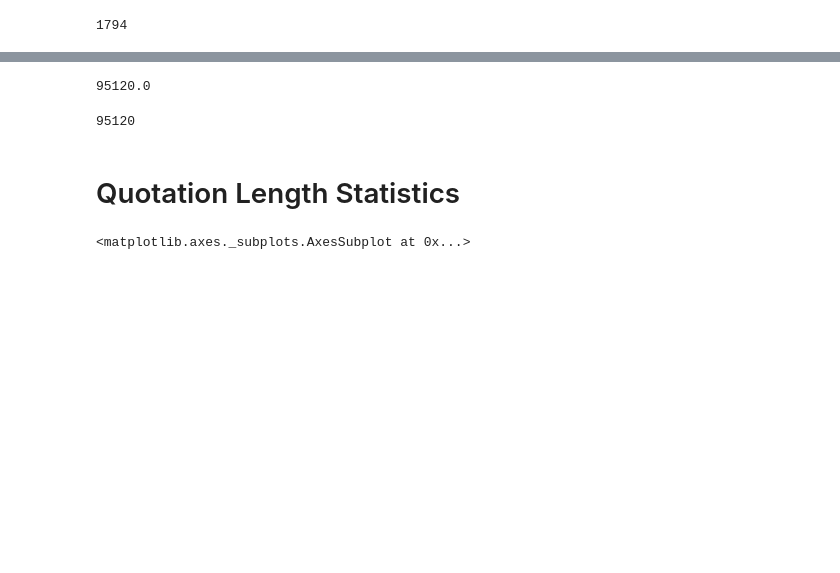
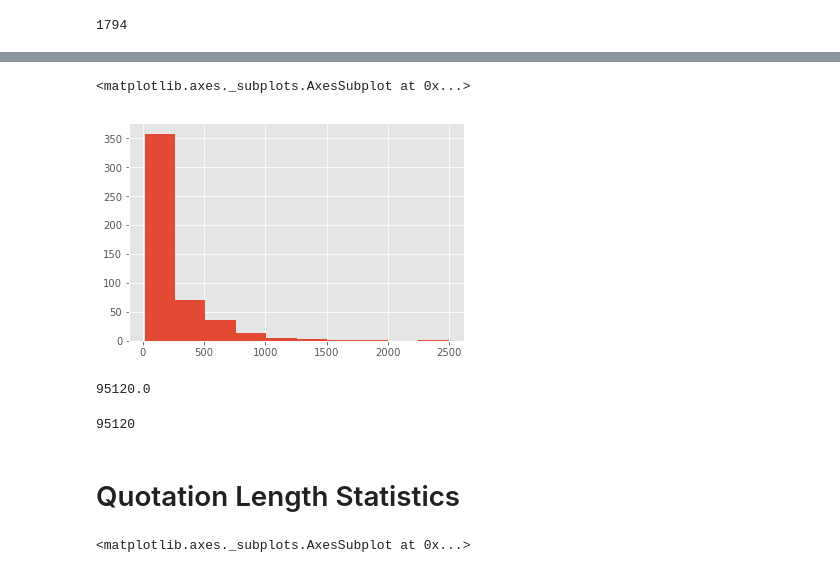
Before and after one commit to lit-mod-viz/middlemarch-critical-histories, a Jupyter notebook: notebooks/jstor-analysis.ipynb, the cells around one changed output, grey strips where cells are left out. Saved outputs shown, nothing was run; the diff lists cells and outputs as text; code cells hidden in the pictures; blank space fills up the shorter version.

```diff
--- a/notebooks/jstor-analysis.ipynb
+++ b/notebooks/jstor-analysis.ipynb
@@ -54,3 +117,8 @@ sum([len(item) for item in df['Locations in A'].values])
+# %%
+articlesWithMatches['Quoted Words'].hist()
+# %% [output]
+<matplotlib.axes._subplots.AxesSubplot at 0x...>
+[figure, added]
 # %%
 def diachronicAnalysis(df, decades=(1950, 2020), bins=chapterLocations, useWordcounts=True, normalize=True):
     """ Turning on useWordcounts makes it so that it's weighted by wordcount.
```
Also changed, not shown: parts of 12 cells of this notebook.
